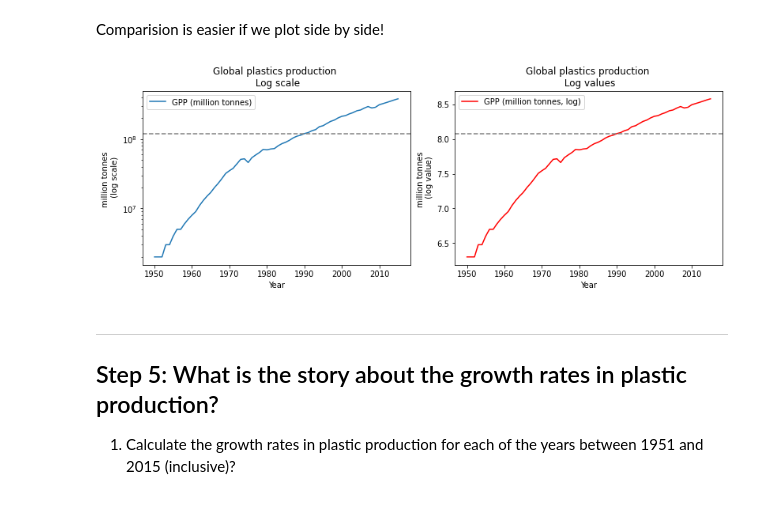
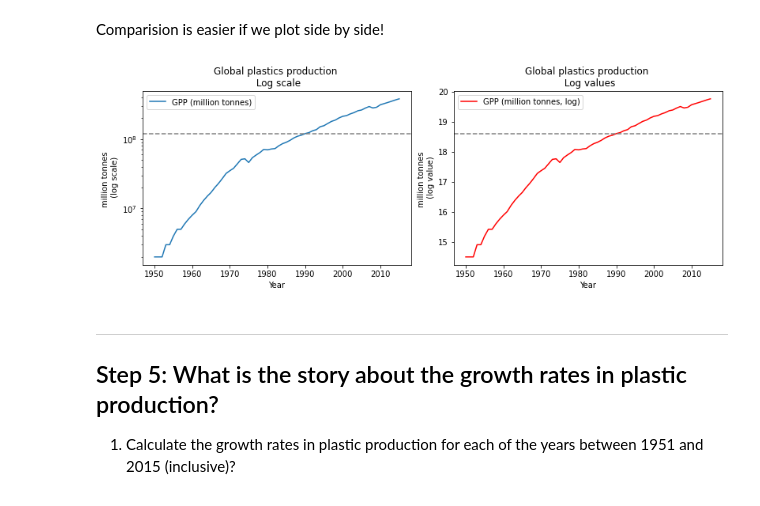
Before and after one commit to ll-portes/SCIE1500, a Jupyter notebook: notebooks/Week_01/Global_plastics_production.ipynb, the cells around one changed output. Saved outputs shown, nothing was run; the diff lists cells and outputs as text; code cells hidden in the pictures.

```diff
--- a/notebooks/Week_01/Global_plastics_production.ipynb
+++ b/notebooks/Week_01/Global_plastics_production.ipynb
@@ -245,7 +249,7 @@ Let’s create logged value for the production data.
 # %%
 # Add a column expressing the log of the plastic production in million tonnes.
 
-gpp["GPP (million tonnes, log)"] = np.log10(gpp["GPP (million tonnes)"])
+gpp["GPP (million tonnes, log)"] = np.log(gpp["GPP (million tonnes)"])
 
 gpp
 # %% [output]
@@ -288,20 +292,20 @@ Comparision is easier if we plot side by side!
 # %%
 fig, axes = plt.subplots(1,2, figsize=(11,4), constrained_layout=True)
 
 # Log scale subplot
 gpp.plot(x="Year", y="GPP (million tonnes)", title="Global plastics production \n Log scale",
         logy=True, ylabel="million tonnes \n (log scale)", ax=axes[0]);
 
 axes[0].axhline(y=gpp["GPP (million tonnes)"].mean(), ls="--", color="gray");
 
 
 # Log values subplot
 gpp.plot(x="Year", y="GPP (million tonnes, log)", title="Global plastics production \n Log values",
          color="red", ylabel="million tonnes \n (log value)", ax=axes[1]);
 
-axes[1].axhline(y=np.log10(gpp["GPP (million tonnes)"].mean()), ls="--", color="gray");
+axes[1].axhline(y=np.log(gpp["GPP (million tonnes)"].mean()), ls="--", color="gray");
 # %% [output]
-[figure, old version]
+[figure, new version]
 # %% [markdown]
 ---
 Step 5: What is the story about the growth rates in plastic production?
```
Also changed, not shown: parts of 16 cells of this notebook, 7 other files.
